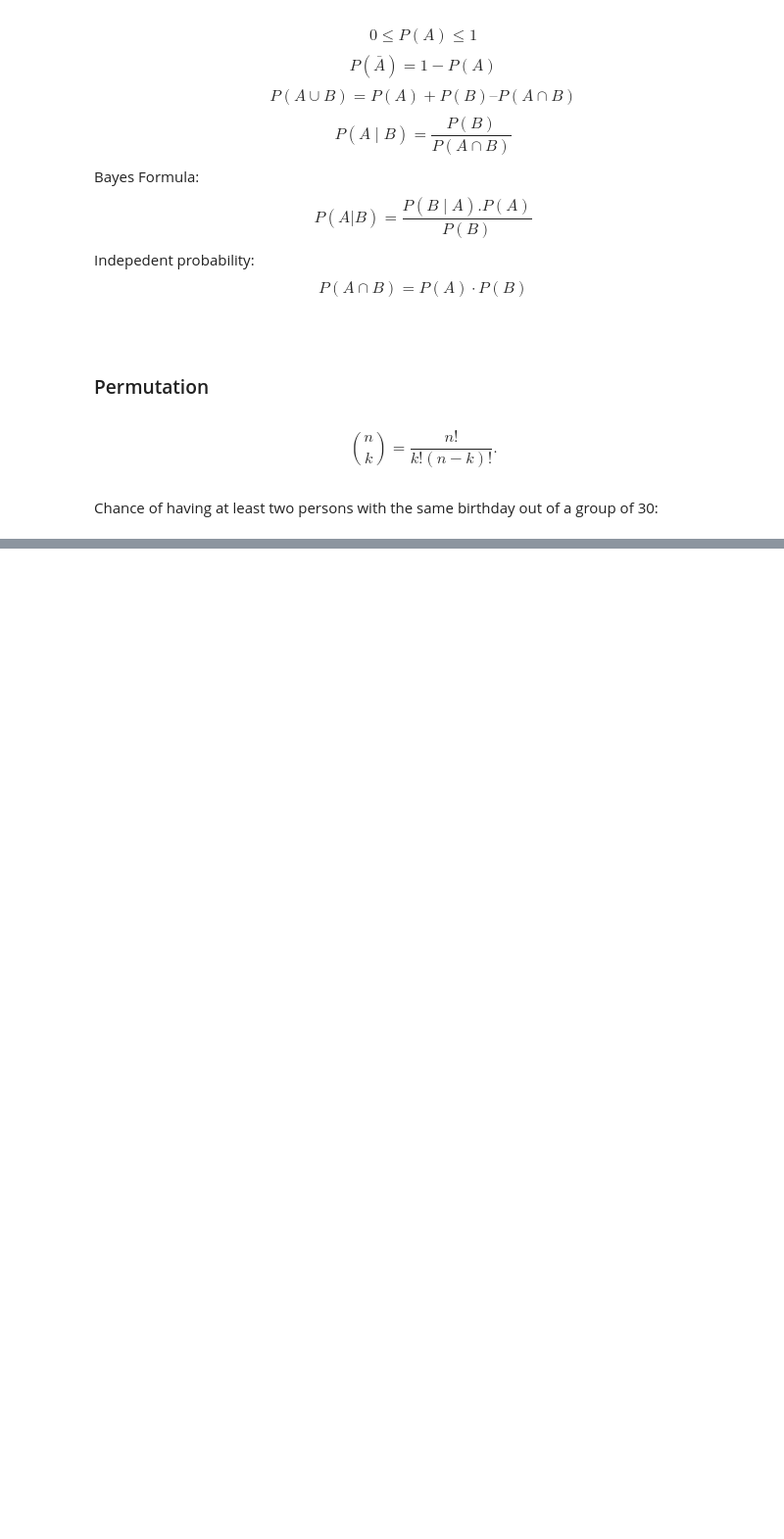
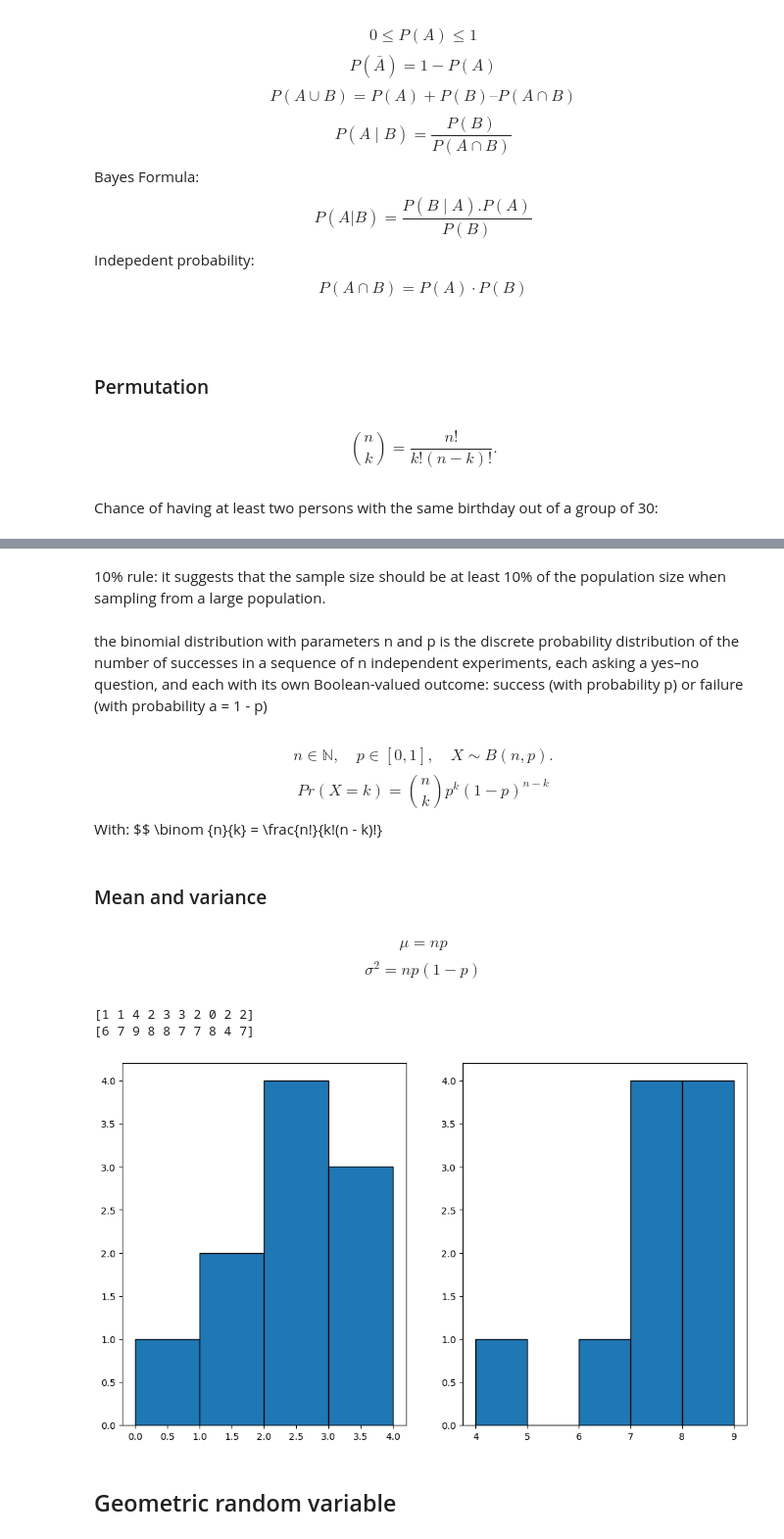
Before and after one commit to benoitTerral/statitics_cheat_sheet, a Jupyter notebook: basics.ipynb, the cells around one changed output, grey strips where cells are left out. Shown at 98% size. Drawn from its saved outputs; the diff is of its cells as text; code cells hidden in the pictures; blank space fills up the shorter version.

Commit message:
geometric random variable

```diff
--- a/basics.ipynb
+++ b/basics.ipynb
@@ -392,0 +436,45 @@ same_birthday
+# %% [markdown]
+10% rule: it suggests that the sample size should be at least 10% of the population size when sampling from a large population.
+# %% [markdown]
+the binomial distribution with parameters n and p is the discrete probability distribution of the number of successes in a sequence of n independent experiments, each asking a yes–no question, and each with its own Boolean-valued outcome: success (with probability p) or failure (with probability a = 1 - p)
+# %% [markdown]
+$$ n ∈ \mathbb {N}, \quad p ∈ [0,1], \quad X \sim B(n, p).$$
+$$ Pr(X = k) = \binom {n}{k} p^k (1 - p)^{n - k} $$
+With:
+$$ \binom {n}{k} = \frac{n!}{k!(n - k)!}
+# %% [markdown]
+### Mean and variance
+# %% [markdown]
+$$ \mu = np$$
+$$ \sigma^2 = n  p ( 1 - p) $$
+# %%
+from matplotlib.ticker import MaxNLocator
+
+n = 10  # Number of trials
+p1 = 0.2  # Probability of success
+p2 = 0.7
+
+# Create a binomial distribution object
+binom_dist_p1 = stats.binom(n, p1)
+binom_dist_p2 = stats.binom(n, p2)
+
+# Generate random variables from the distribution
+random_p1 = binom_dist_p1.rvs(size=10)
+random_p2 = binom_dist_p2.rvs(size=10)
+
+
+print(random_p1)
+print(random_p2)
+
+fig, axes = plt.subplots(1, 2, figsize=(12, 7))
+axes[0].hist(random_p1, bins=range(min(random_p1), max(random_p1) + 1), edgecolor='black')
+axes[1].hist(random_p2, bins=range(min(random_p2), max(random_p2) + 1), edgecolor='black')
+# plt.hist(random_variables, bins=range(min(random_variables), max(random_variables) + 1), edgecolor='black')
+
+plt.show()
+# %% [output]
+[1 1 4 2 3 3 2 0 2 2]
+[6 7 9 8 8 7 7 8 4 7]
+[figure, added]
+# %% [markdown]
+## Geometric random variable
```
Also changed, not shown: parts of 16 cells of this notebook.
